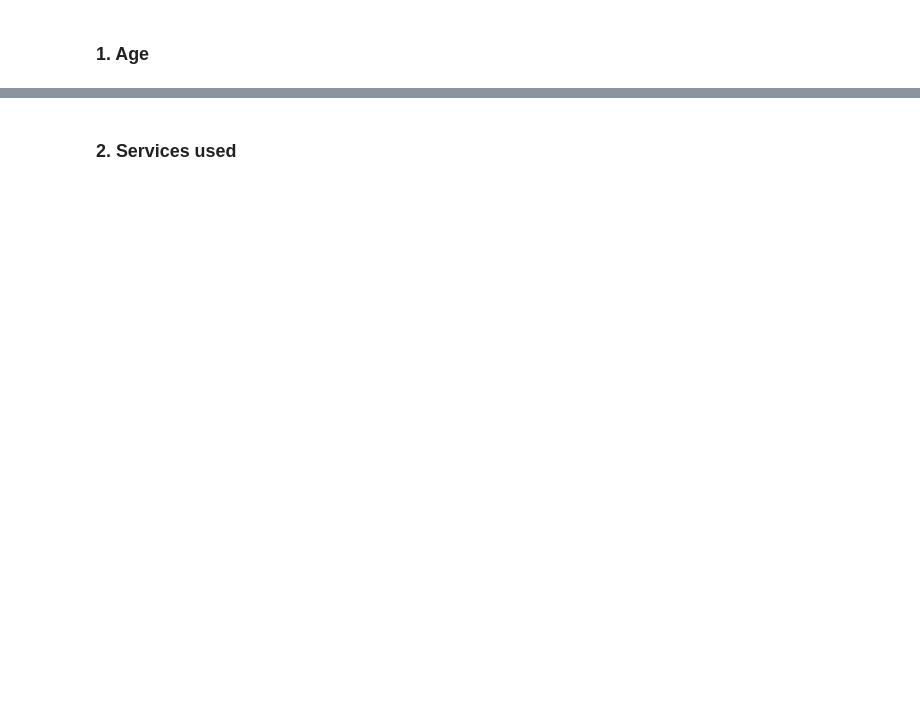
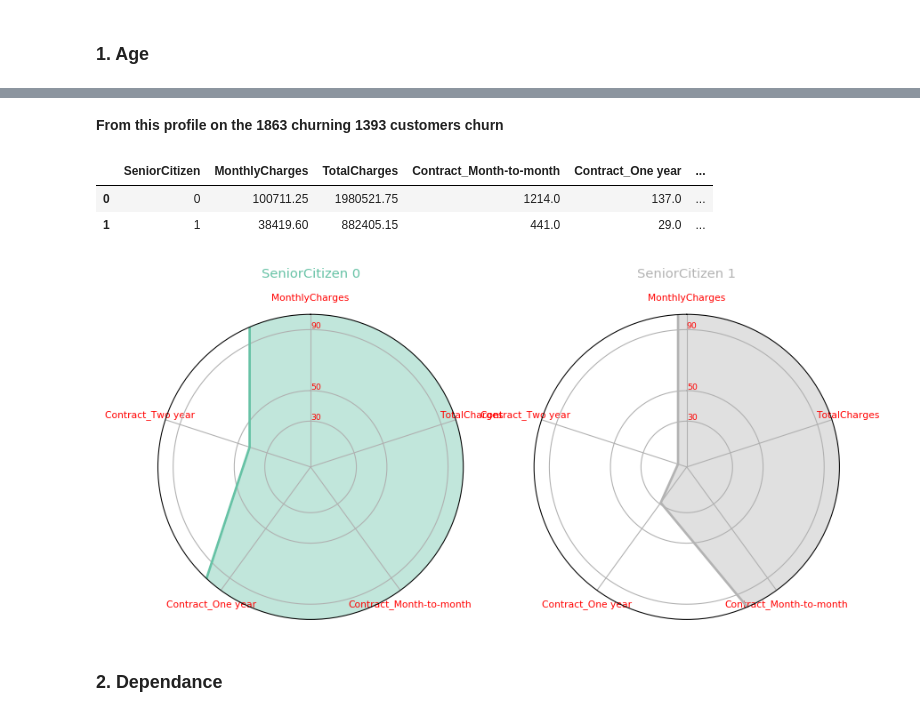
Before and after one commit to Maickery/Ayiti-Analytics-Projects, a Jupyter notebook: MaiChurnAnalysis.ipynb, the cells around one changed output, grey strips where cells are left out. Cells and saved outputs as stored; diff of their text form; code cells hidden in the pictures; blank space fills up the shorter version.

```diff
--- a/MaiChurnAnalysis.ipynb
+++ b/MaiChurnAnalysis.ipynb
@@ -26,3 +27,4 @@ from sklearn.metrics import classification_report
 url='Dataset/mycustomerproject.csv'
 mai_data_churn=pd.read_csv(url)
 mai_data_churn.head(10)
+mai_data_churn1=mai_data_churn
@@ -583,0 +941,4 @@ age_profil
+# %%
+selected_columns = mai_data_churn1[["SeniorCitizen","tenure","Contract","MonthlyCharges","TotalCharges","Churn"]]
+new_df = selected_columns.copy()
+new_df
@@ -584,2 +976,56 @@ age_profil
+# %% [markdown]
+**From this profile on the 1863 churning 1393 customers churn**
+# %%
+#prepare data for the radar chart
+new_df['TotalCharges'] = pd.to_numeric(new_df['TotalCharges'],errors='coerce')
+new_df =new_df[(new_df.Churn == 'Yes')]
+new_df0 =pd.get_dummies(new_df[["SeniorCitizen","Contract","MonthlyCharges","TotalCharges"]])
+new_df0 = new_df0.groupby(['SeniorCitizen']).sum()
+new_df0.reset_index(level=0, inplace=True)
+new_df0['SeniorCitizen'] = new_df0['SeniorCitizen'].astype(str)
+new_df0
+# %% [output]
+|  | SeniorCitizen | MonthlyCharges | TotalCharges | Contract_Month-to-month | Contract_One year | ... |
+| 0 | 0 | 100711.25 | 1980521.75 | 1214.0 | 137.0 | ... |
+| 1 | 1 | 38419.60 | 882405.15 | 441.0 | 29.0 | ... |
+# %%
+def make_spider( row, title, color):
+# number of variable
+    categories=list(new_df0)[1:]
+    N = len(categories)
+    #(divide the plot / number of variable)
+    angles = [n / float(N) * 2 * pi for n in range(N)]
+    angles += angles[:1]
+    # Initialise the spider plot
+    ax = plt.subplot(2,2,row+1, polar=True, )
+    # put the first axis to be on top:
+    ax.set_theta_offset(pi / 2)
+    ax.set_theta_direction(-1)
+    # Draw the axe per variable
+    plt.xticks(angles[:-1], categories, color='red', size=8)
+
+    # Draw ylabels
+    ax.set_rlabel_position(0)
+    plt.yticks([30,50,90], ["30","50","90"], color="red", size=7)
+    plt.ylim(0,100)
+    # Ind1
+    values=new_df0.loc[row].drop('SeniorCitizen').values.flatten().tolist()
+    values += values[:1]
+    ax.plot(angles, values, color=color, linewidth=2, linestyle='solid')
+    ax.fill(angles, values, color=color, alpha=0.4)
+    # Add a title
+    plt.title(title, size=11, color=color, y=1.1)
+# initialize the figure
+my_dpi=96
+plt.figure(figsize=(1000/my_dpi, 1000/my_dpi), dpi=my_dpi)
+
+# Create a color palette:
+my_palette = plt.cm.get_cmap("Set2", len(new_df0.index))
+
+# Loop to plot
+for row in range(0, len(new_df0.index)):
+    make_spider( row=row, title='SeniorCitizen '+new_df0['SeniorCitizen'][row], color=my_palette(row))
+# %% [output]
+[figure, added]
 # %% [markdown]
-### 2. Services used
+### 2. Dependance
```
Also changed, not shown: parts of 79 cells of this notebook, 1 other file.
